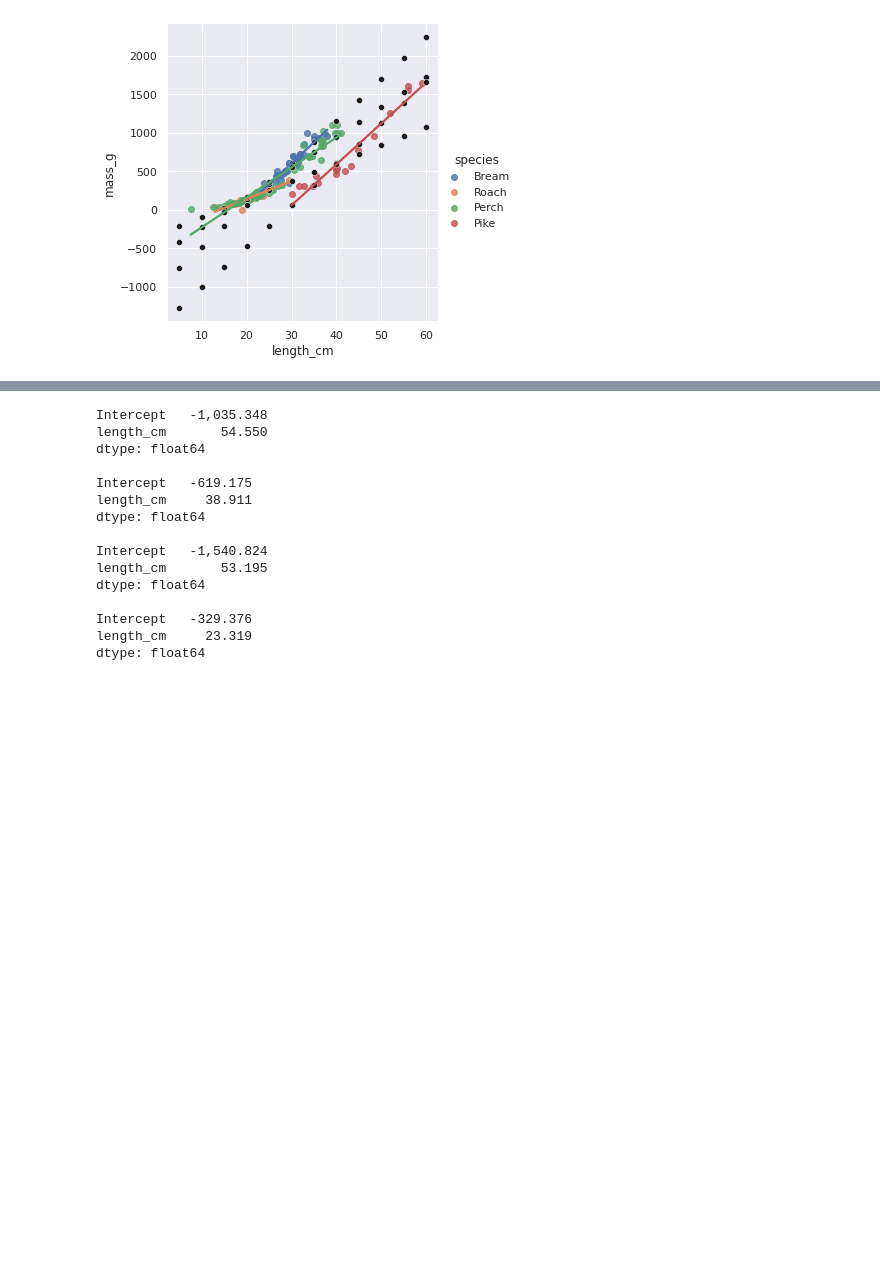
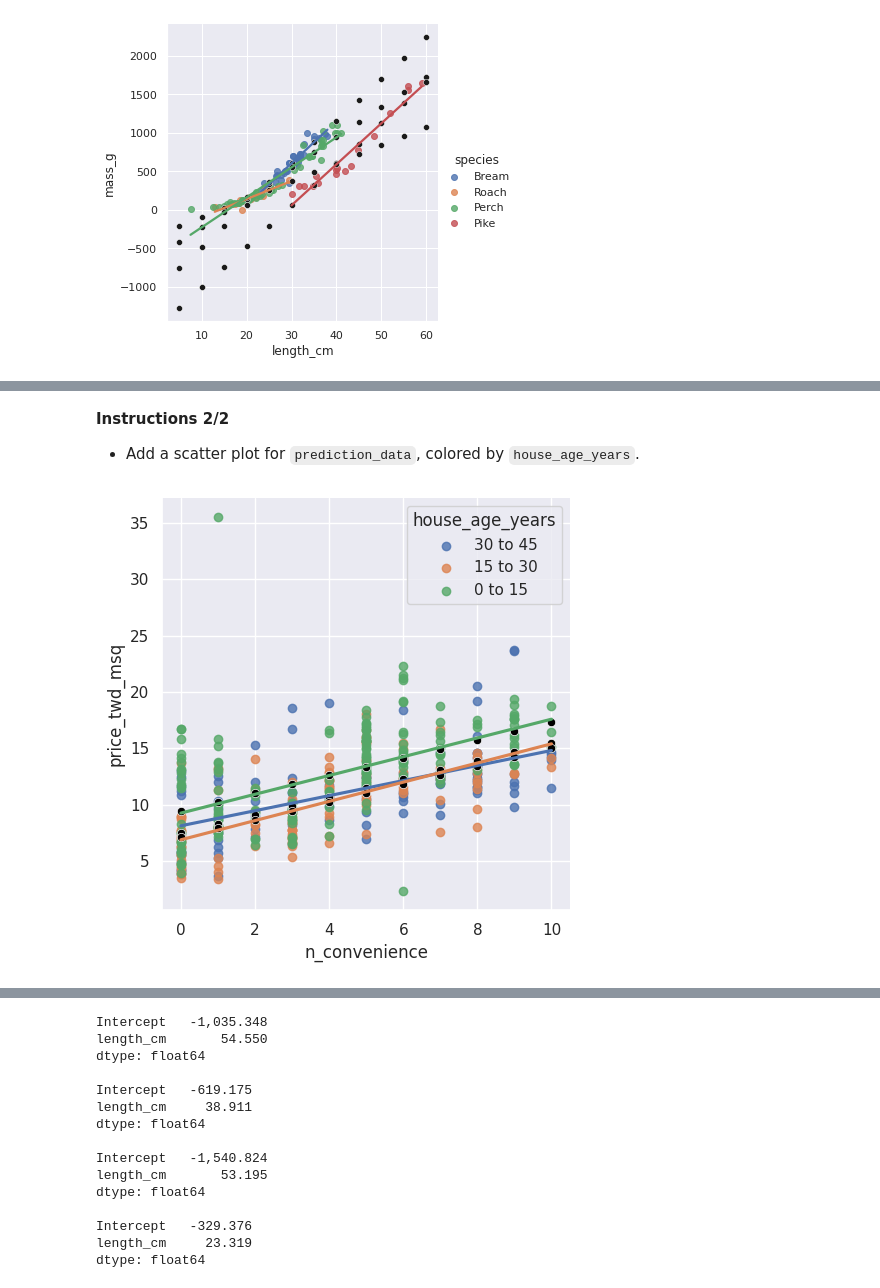
Before and after one commit to armeros/DC_Stats, a Jupyter notebook: statsmodels_intermediate/Intermediate_Statsmodels.ipynb, the cells around one changed output, grey strips where cells are left out. Saved outputs shown, nothing was run; the diff lists cells and outputs as text; code cells hidden in the pictures; blank space fills up the shorter version.

```diff
--- a/statsmodels_intermediate/Intermediate_Statsmodels.ipynb
+++ b/statsmodels_intermediate/Intermediate_Statsmodels.ipynb
@@ -664,0 +849,18 @@ plt.show()
+# %% [markdown]
+**Instructions 2/2**
+
+* Add a scatter plot for `prediction_data`, colored by `house_age_years`.
+# %%
+n_convenience = np.arange(11)
+house_age_years = taiwan_real_estate['house_age_years'].unique()
+p = product(n_convenience, house_age_years)
+explanatory_data = pd.DataFrame(data=p, columns=['n_convenience', 'house_age_years'])
+mdl_price_vs_both = ols("price_twd_msq ~ n_convenience + house_age_years + 0", data=taiwan_real_estate).fit()
+prediction_data = explanatory_data.assign(price_twd_msq=mdl_price_vs_both.predict(explanatory_data))
+
+# Plot the trend lines of price_twd_msq vs. n_convenience for each house age category
+sns.lmplot(x="n_convenience", y="price_twd_msq", data=taiwan_real_estate, hue="house_age_years", ci=None, legend_out=False)
+sns.scatterplot(data=prediction_data, x='n_convenience', y='price_twd_msq', legend=False, color='black')
+plt.show()
+# %% [output]
+[figure, added]
```
Also changed, not shown: parts of 134 cells of this notebook.
